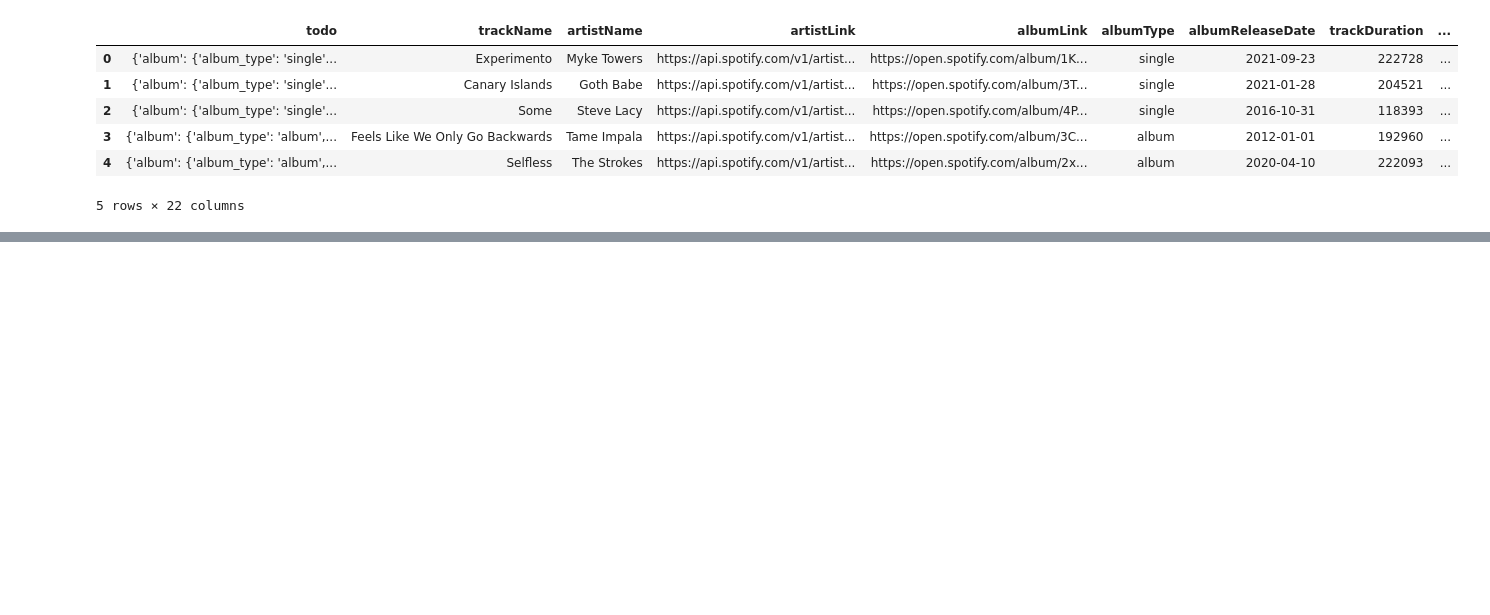
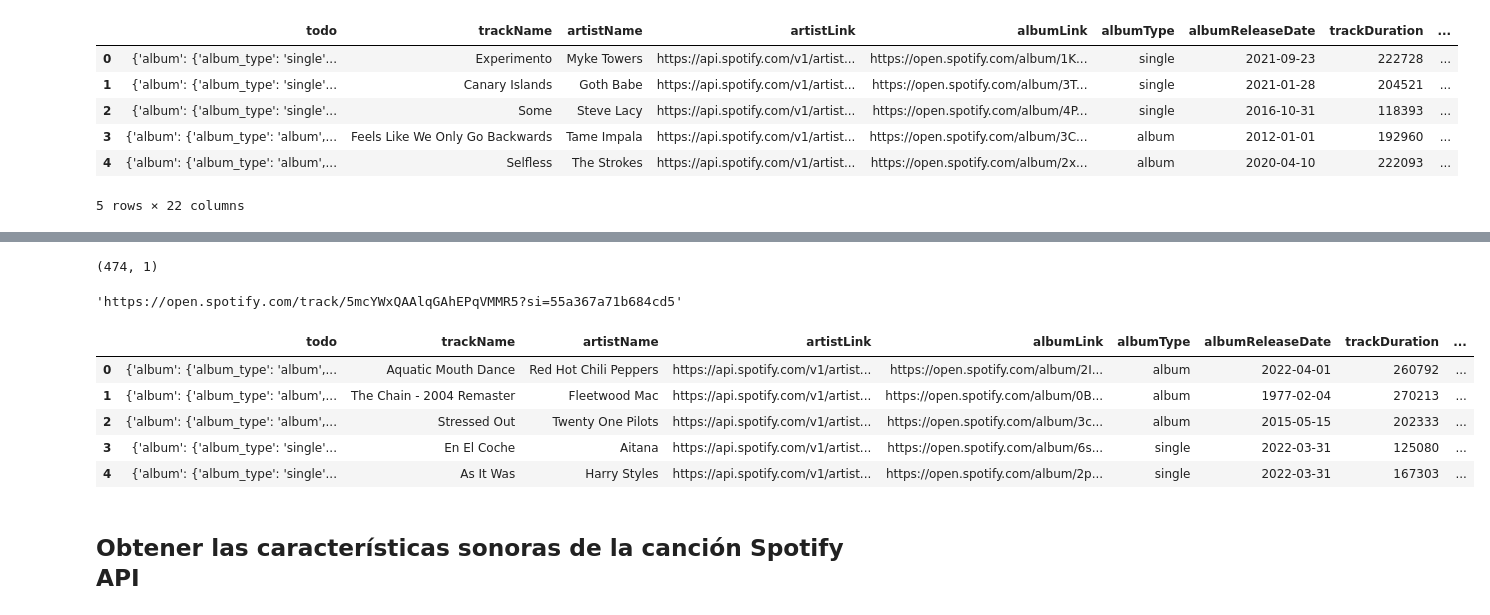
Before and after one commit to mariamino/Music_to_burn_calories_Final_Project, a Jupyter notebook: jupyter/Spotipy features.ipynb, the cells around one changed output, grey strips where cells are left out. Cells and saved outputs as stored; diff of their text form; code cells hidden in the pictures; blank space fills up the shorter version.

```diff
--- a/jupyter/Spotipy features.ipynb
+++ b/jupyter/Spotipy features.ipynb
@@ -150,0 +153,2 @@ df.head()
+# %%
+links2 = pd.read_excel('../../../links.xlsx', sheet_name='2568-3271')
@@ -150,0 +163,60 @@ df.head()
+# %%
+links2.drop_duplicates(inplace=True)
+# %%
+links2.shape
+# %% [output]
+(474, 1)
+# %%
+links2 = links2.reset_index(drop=True)
+# %%
+links2['links_canciones'][3]
+# %% [output]
+'https://open.spotify.com/track/5mcYWxQAAlqGAhEPqVMMR5?si=55a367a71b684cd5'
+# %%
+todo2=[]
+trackName2=[]
+artistName2=[]
+artistLink2=[]
+albumLink2=[]
+albumType2=[]
+albumReleaseDate2=[]
+trackDuration2=[]
+trackExplicit2=[]
+trackPopularity2=[]
+local2=[]
+# %%
+for i,e in tqdm(enumerate(links2.links_canciones)):
+    a = sp.track(e, market=None)
+    todo2.append(a)
+    trackName2.append(a['name'])
+    artistName2.append(a['artists'][0]['name'])
+    artistLink2.append(a['artists'][0]['href'])
+    albumLink2.append(a['album']['external_urls']['spotify'])
+    albumType2.append(a['album']['album_type'])
+    albumReleaseDate2.append(a['album']['release_date'])
+    trackDuration2.append(a['duration_ms'])
+    trackExplicit2.append(a['explicit'])
+    trackPopularity2.append(a['popularity'])
+    local2.append(a['is_local'])
+
+df2 = pd.DataFrame({'todo':todo2,
+'trackName':trackName2,
+'artistName':artistName2,
+'artistLink':artistLink2,
+'albumLink':albumLink2,
+'albumType':albumType2,
+'albumReleaseDate':albumReleaseDate2,
+'trackDuration':trackDuration2,
+'trackExplicit':trackExplicit2,
+'trackPopularity':trackPopularity2,
+'local':local2})
+df2.head()
+# %% [output]
+|  | todo | trackName | artistName | artistLink | albumLink | albumType | albumReleaseDate | trackDuration | ... |
+| 0 | {'album': {'album_type': 'album',... | Aquatic Mouth Dance | Red Hot Chili Peppers | https://api.spotify.com/v1/artist... | https://open.spotify.com/album/2I... | album | 2022-04-01 | 260792 | ... |
+| 1 | {'album': {'album_type': 'album',... | The Chain - 2004 Remaster | Fleetwood Mac | https://api.spotify.com/v1/artist... | https://open.spotify.com/album/0B... | album | 1977-02-04 | 270213 | ... |
+| 2 | {'album': {'album_type': 'album',... | Stressed Out | Twenty One Pilots | https://api.spotify.com/v1/artist... | https://open.spotify.com/album/3c... | album | 2015-05-15 | 202333 | ... |
+| 3 | {'album': {'album_type': 'single'... | En El Coche | Aitana | https://api.spotify.com/v1/artist... | https://open.spotify.com/album/6s... | single | 2022-03-31 | 125080 | ... |
+| 4 | {'album': {'album_type': 'single'... | As It Was | Harry Styles | https://api.spotify.com/v1/artist... | https://open.spotify.com/album/2p... | single | 2022-03-31 | 167303 | ... |
+# %% [markdown]
+## Obtener las características sonoras de la canción Spotify API
```
Also changed, not shown: parts of 9 cells of this notebook, 1 other file.
